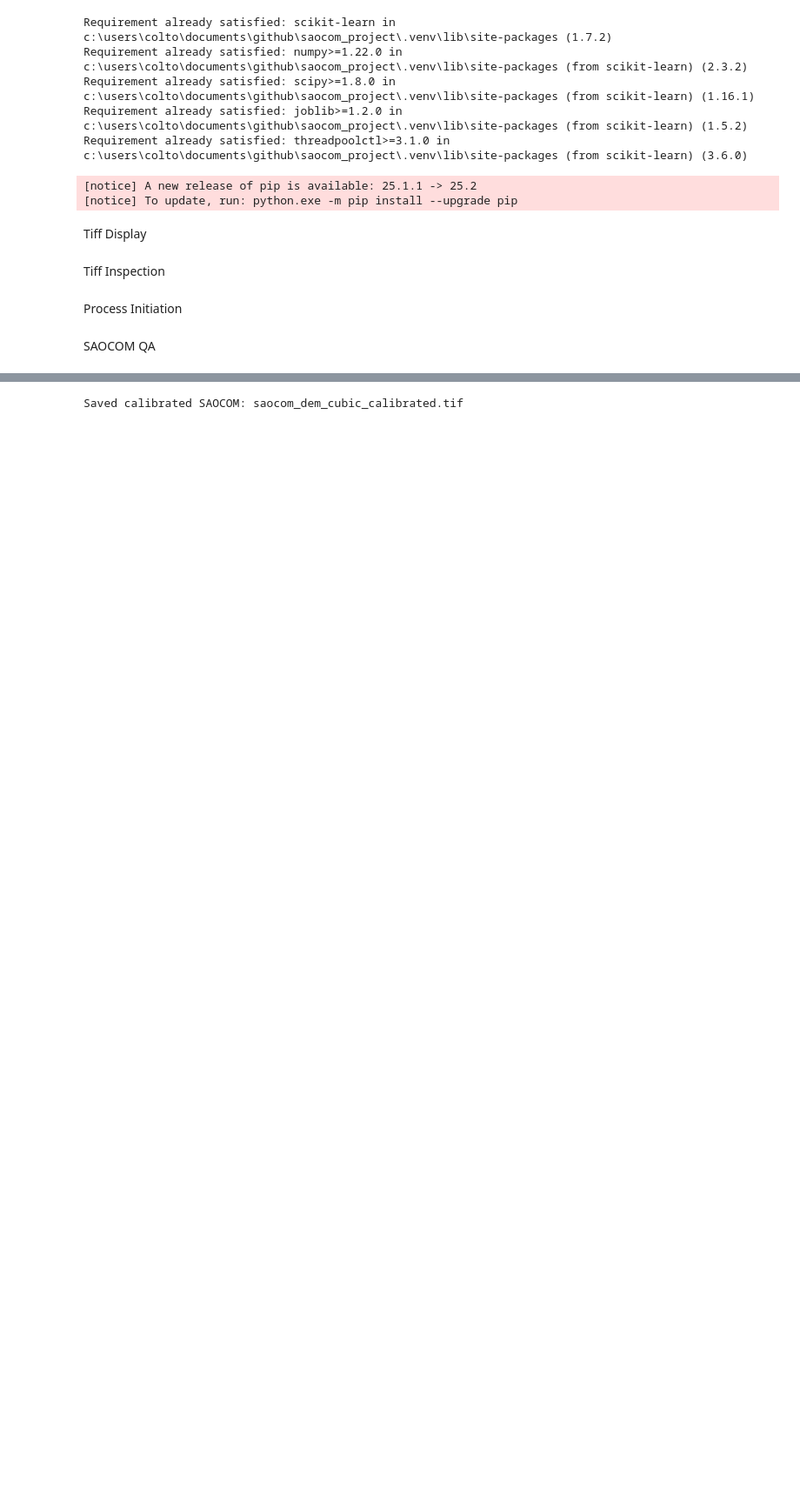
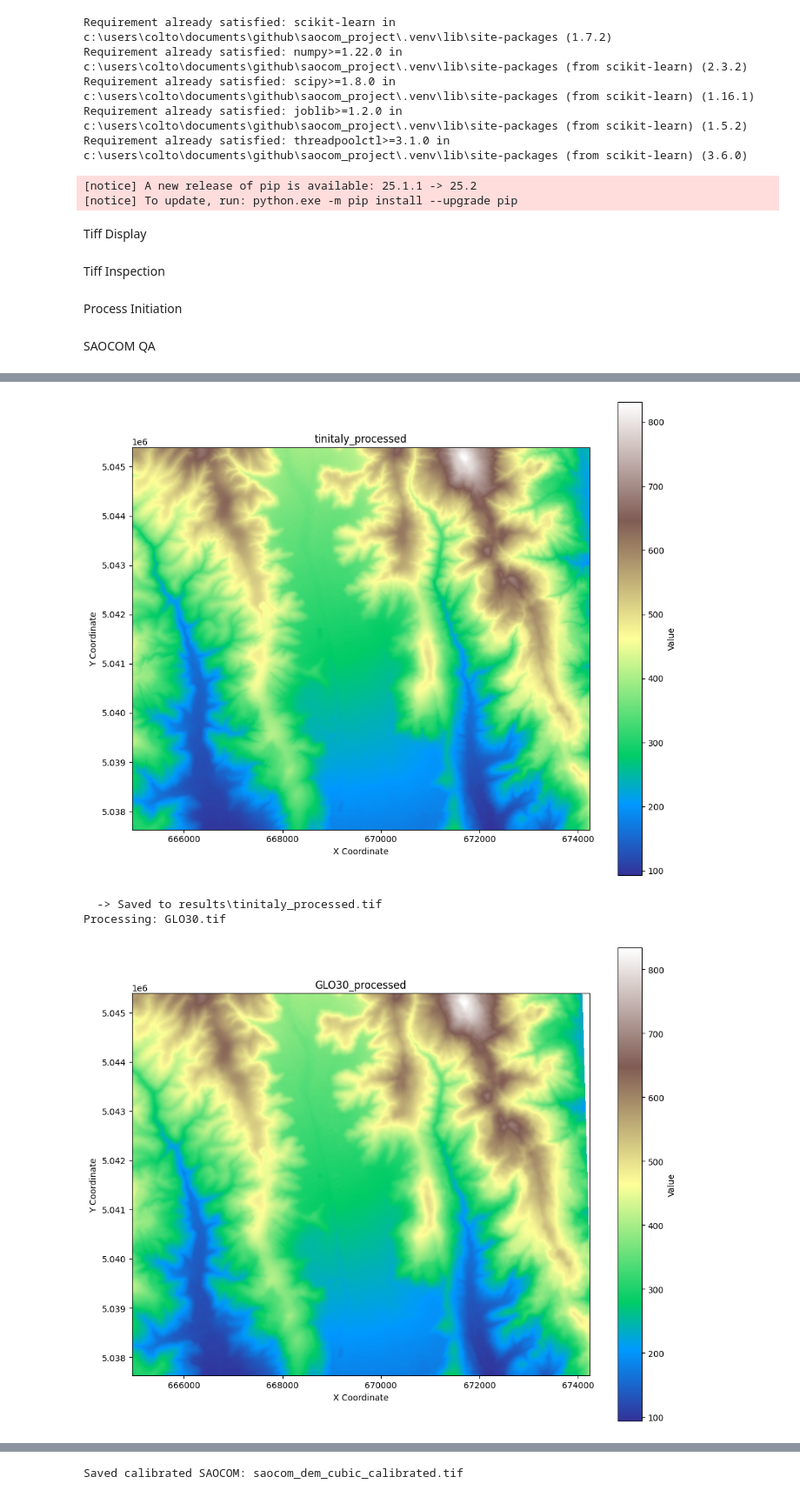
Before and after one commit to clgoodrich/saocom_project, a Jupyter notebook: main_saocon.ipynb, the cells around one changed output, grey strips where cells are left out. Shown at 87% size. Saved outputs shown, nothing was run; the diff lists cells and outputs as text; code cells hidden in the pictures; blank space fills up the shorter version.

```diff
--- a/main_saocon.ipynb
+++ b/main_saocon.ipynb
@@ -463,30 +531,48 @@ show_tiff_pts(saocom_raster_path)
 # %%
-def process_reference_dem(dem_path, target_bounds, target_transform, target_width, target_height):
-    """Reproject and resample DEM to target grid"""
+
+def process_reference_dem(dem_path, target_transform, target_width, target_height):
+    """
+    Reprojects and resamples a raster to a target grid.
+
+    It intelligently chooses the resampling method:
+    - Nearest Neighbor for categorical data (like CORINE).
+    - Cubic Convolution for continuous data (like DEMs).
+    """
     output_path = RESULTS_DIR / f"{dem_path.stem}_processed.tif"
-    print(dem_path)
+    print(f"Processing: {dem_path.name}")
+
     with rasterio.open(dem_path) as src:
-        if 'cor' in dem_path.name:
-                data = src.read(1)
-                unique_vals = np.unique(data)
-                print(f"Unique values: {len(unique_vals)}")
-                print(f"Sample: {unique_vals[:10]}")
-        # Setup output profile
+        # 1. Set default parameters for continuous data (DEMs)
+        resampling_method = Resampling.cubic
+        output_dtype = 'float32'
+        nodata = -9999
+        # 2. Check if it's a CORINE file and override parameters
+        if 'corine' in dem_path.name.lower() or 'lclu' in dem_path.name.lower():
+            data = src.read(1)
+            unique_vals = np.unique(data)
+            print(f"Unique values: {len(unique_vals)}")
+            print(f"Sample: {unique_vals[:10]}")
+            print("  -> CORINE file detected. Switching to Nearest Neighbor resampling.")
+            resampling_method = Resampling.nearest
+            # Use the original integer datatype to preserve whole numbers
+            output_dtype = src.profile.get('dtype', 'uint8')
+            nodata = 0
+        # 3. Setup the output profile with the correct parameters
         profile = {
             'driver': 'GTiff',
-            'dtype': 'float32',
+            'dtype': output_dtype, # Use the selected data type
             'width': target_width,
             'height': target_height,
             'count': 1,
             'crs': TARGET_CRS,
             'transform': target_transform,
-            'nodata': NODATA
+            'nodata': nodata # It's best to preserve the original nodata value
         }
 
-        # Create output array
-        output_array = np.full((target_height, target_width), NODATA, dtype=np.float32)
+        # Create the output array with the correct datatype and nodata value
+        output_array = np.full((target_height, target_width), profile['nodata'], dtype=output_dtype)
 
-        # Reproject
+        # 4. Reproject using the dynamically chosen resampling method
         reproject(
             source=rasterio.band(src, 1),
             destination=output_array,
@@ -494,19 +580,23 @@ def process_reference_dem(dem_path, target_bounds, target_transform, target_widt
             src_crs=src.crs,
             dst_transform=target_transform,
             dst_crs=TARGET_CRS,
-            resampling=Resampling.cubic,
+            resampling=resampling_method, # Use the selected method
             src_nodata=src.nodata,
-            dst_nodata=NODATA
+            dst_nodata=profile['nodata']
         )
-        # Check result
-        valid_pixels = np.sum(output_array != NODATA)
-        if valid_pixels > 0:
-            valid_data = output_array[output_array != NODATA]
 
-        # Save
+        # Save the result
         with rasterio.open(output_path, 'w', **profile) as dst:
             dst.write(output_array, 1)
-        # show_tiff_pts(output_path)
+    if 'corine' in dem_path.name.lower() or 'lclu' in dem_path.name.lower():
+        show_tiff_pts(
+        output_path,
+        categorical=True,          # <-- Tell the function it's categorical
+        class_labels=CORINE_CLASSES # <-- Provide the class names for the legend
+)
+    else:
+        show_tiff_pts(output_path, cmap='terrain')
+    print(f"  -> Saved to {output_path}")
     return output_path
 
 reference_dems = {}
@@ -519,16 +609,15 @@ transform = from_bounds(*bounds, grid_x.shape[1], grid_x.shape[0])
 dem_patterns = {
     'tinitaly': '*tinitaly*',
     'copernicus': '*GLO30*',
-    'lidar_crop': '*lidar*',
-    'lclu': '*LCLU*',
     'corine_clip': '*corine*'
 }
 
 for name, pattern in dem_patterns.items():
+    # Find the first matching file
     dem_files = list(DATA_DIR.glob(f"{pattern}.tif")) + list(DATA_DIR.glob(f"{pattern}.TIF"))
     if dem_files:
         processed_path = process_reference_dem(
-            dem_files[0], bounds, transform, grid_x.shape[1], grid_x.shape[0]
+            dem_files[0], transform, grid_x.shape[1], grid_x.shape[0]
         )
         reference_dems[name] = processed_path
 
@@ -545,0 +628,4 @@ Sample: [ 0  2  3 15 17 18 20 21 23 24]
+[figure, added]
+  -> Saved to results\tinitaly_processed.tif
+Processing: GLO30.tif
+[figure, added]
```
Also changed, not shown: parts of 7 cells of this notebook, 2 other files.
